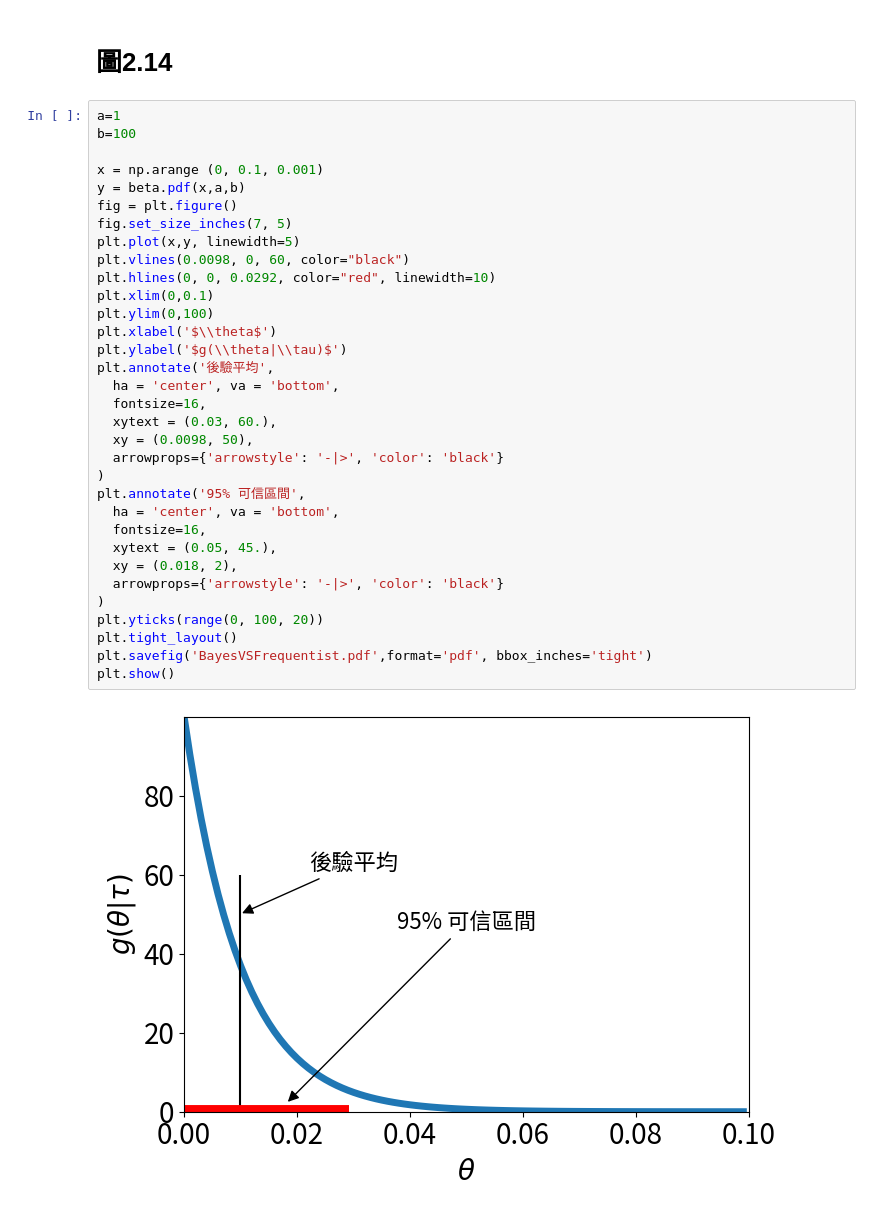
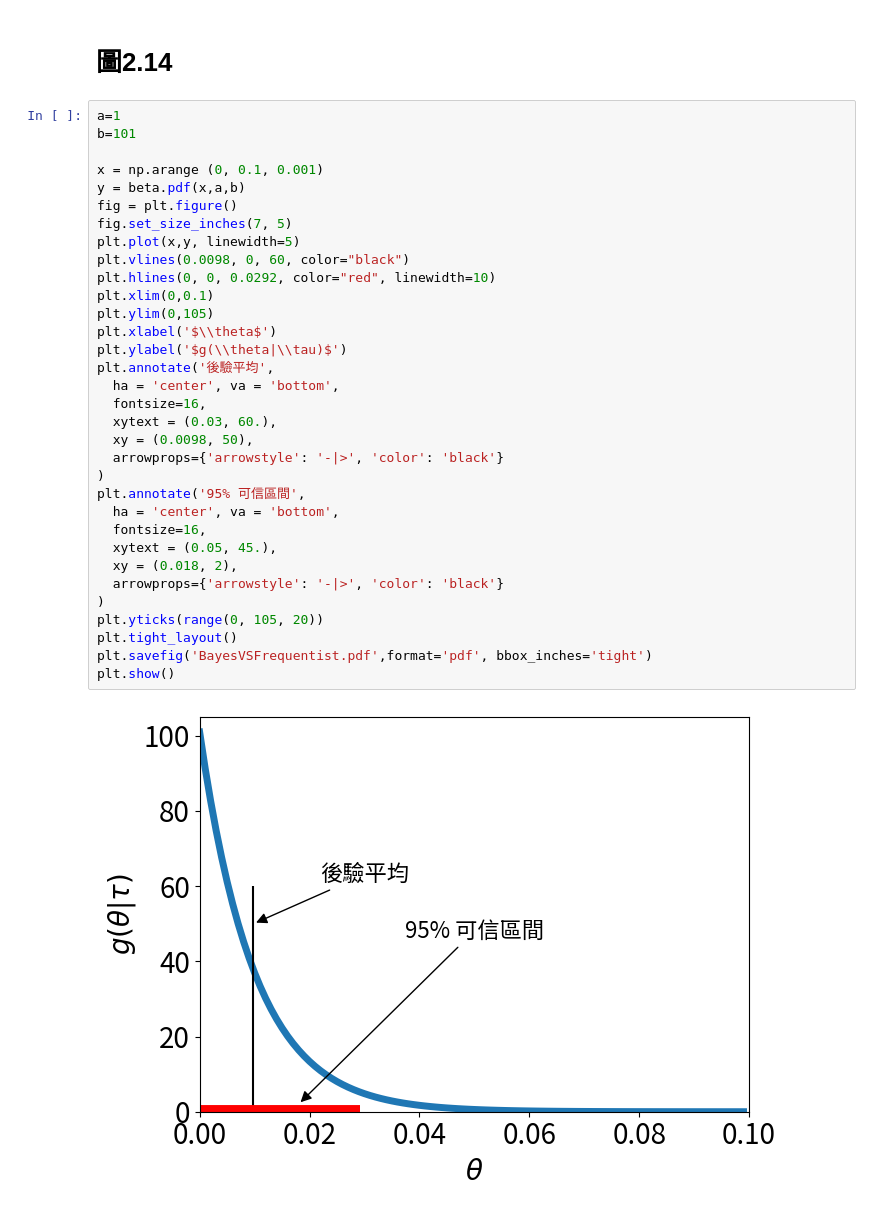
Before and after one commit to gnitnaw/Programs, a Jupyter notebook: Chapter2/DSML_Ch2_Figure.ipynb, the cells around one changed output. Cells and saved outputs as stored; diff of their text form.

```diff
--- a/Chapter2/DSML_Ch2_Figure.ipynb
+++ b/Chapter2/DSML_Ch2_Figure.ipynb
@@ -63,36 +63,36 @@ cmtt10
 # 圖2.14
 # %%
 a=1
-b=100
+b=101
 
 x = np.arange (0, 0.1, 0.001)
 y = beta.pdf(x,a,b)
 fig = plt.figure()
 fig.set_size_inches(7, 5)
 plt.plot(x,y, linewidth=5)
 plt.vlines(0.0098, 0, 60, color="black")
 plt.hlines(0, 0, 0.0292, color="red", linewidth=10)
 plt.xlim(0,0.1)
-plt.ylim(0,100)
+plt.ylim(0,105)
 plt.xlabel('$\\theta$')
 plt.ylabel('$g(\\theta|\\tau)$')
 plt.annotate('後驗平均',
   ha = 'center', va = 'bottom',
   fontsize=16,
   xytext = (0.03, 60.),
   xy = (0.0098, 50),
   arrowprops={'arrowstyle': '-|>', 'color': 'black'}
 )
 plt.annotate('95% 可信區間',
   ha = 'center', va = 'bottom',
   fontsize=16,
   xytext = (0.05, 45.),
   xy = (0.018, 2),
   arrowprops={'arrowstyle': '-|>', 'color': 'black'}
 )
-plt.yticks(range(0, 100, 20))
+plt.yticks(range(0, 105, 20))
 plt.tight_layout()
 plt.savefig('BayesVSFrequentist.pdf',format='pdf', bbox_inches='tight')
 plt.show()
 # %% [output]
-[figure, old version]
+[figure, new version]
```
